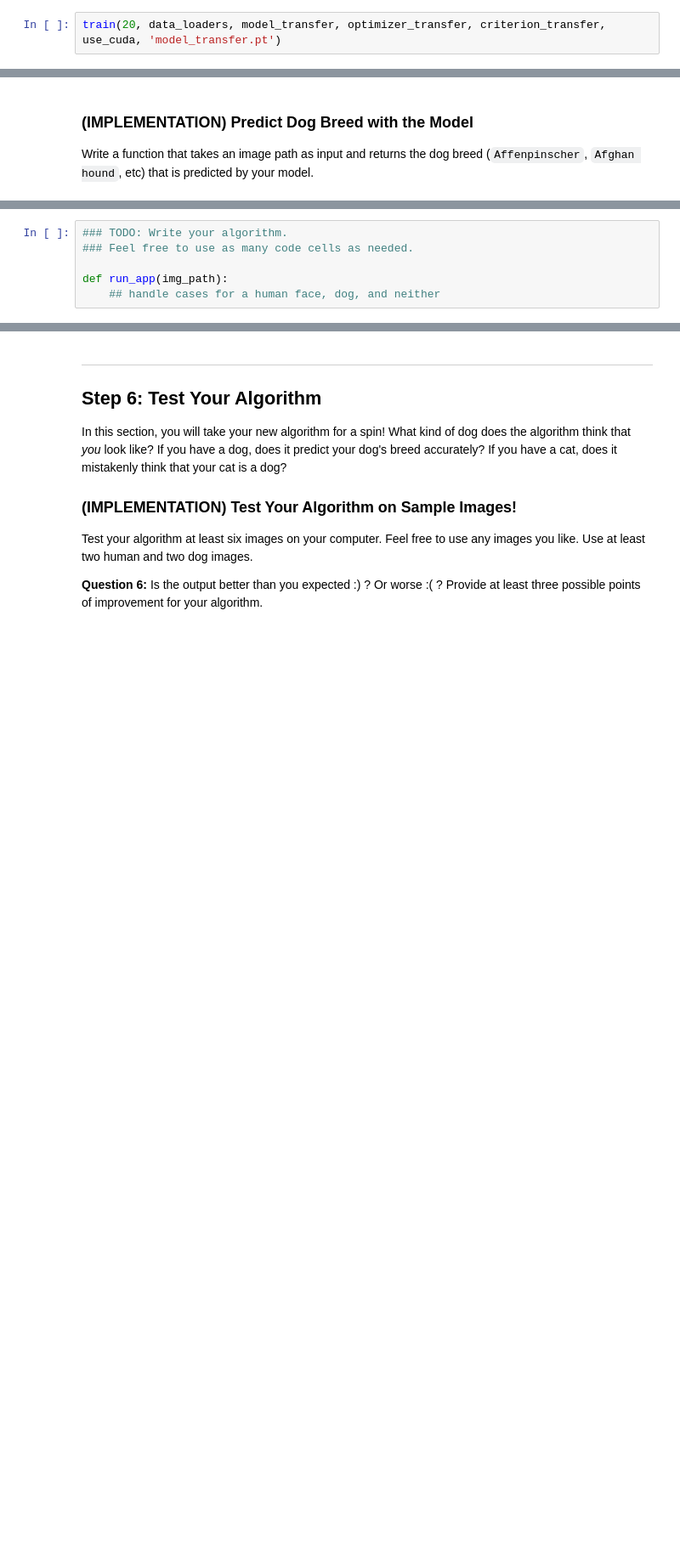
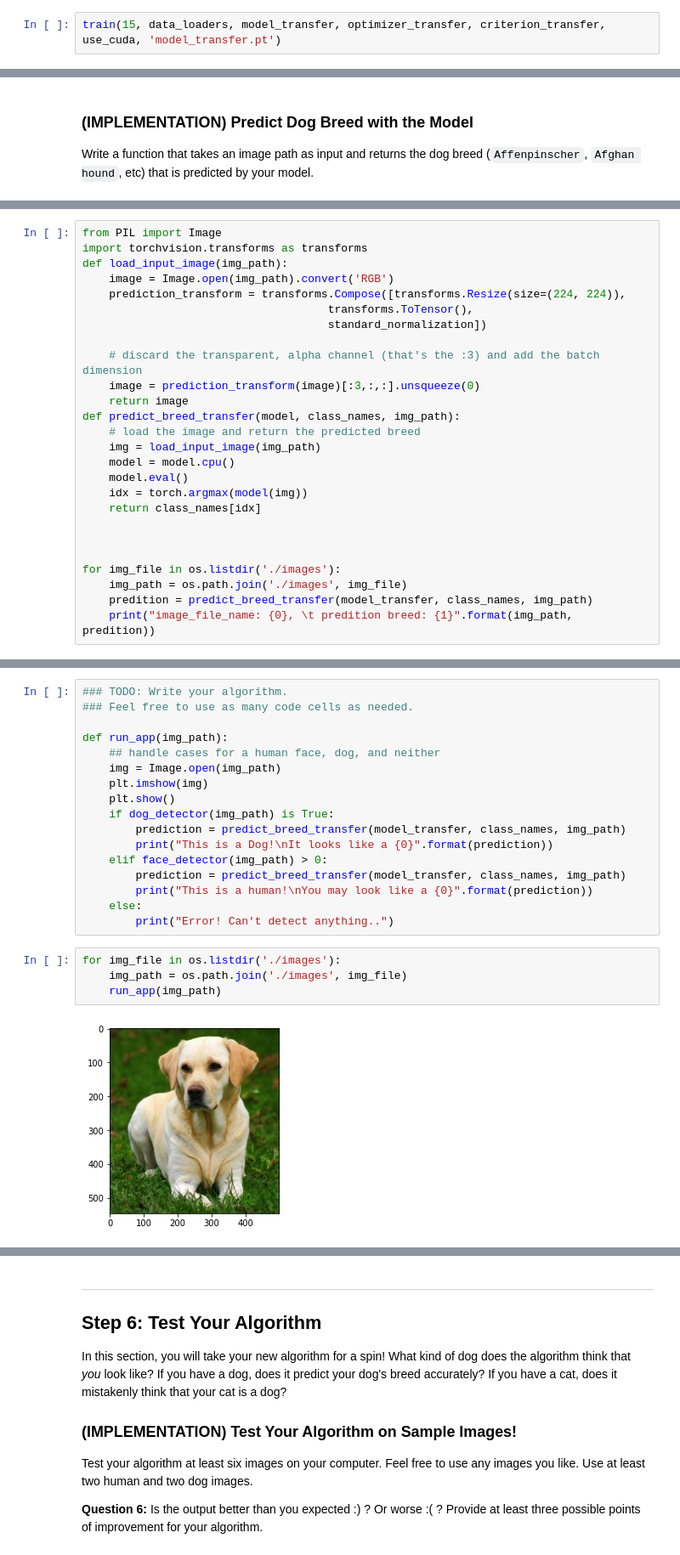
Before and after one commit to Aayushijain64/Project2-Dog-Breed-Classifier, a Jupyter notebook: dog_app.ipynb, the cells around one changed output, grey strips where cells are left out. Shown at 85% size. Cells and saved outputs as stored; diff of their text form; blank space fills up the shorter version.

```diff
--- a/dog_app.ipynb
+++ b/dog_app.ipynb
@@ -767,5 +776,5 @@ def train(n_epochs, loaders, model, optimizer, criterion, use_cuda, save_path):
     # return trained model
     return model
 # %%
-train(20, data_loaders, model_transfer, optimizer_transfer, criterion_transfer, use_cuda, 'model_transfer.pt')
+train(15, data_loaders, model_transfer, optimizer_transfer, criterion_transfer, use_cuda, 'model_transfer.pt')
 # %% [output]
@@ -813,0 +850,26 @@ def predict_breed_transfer(img_path):
+# %%
+from PIL import Image
+import torchvision.transforms as transforms
+def load_input_image(img_path):
+    image = Image.open(img_path).convert('RGB')
+    prediction_transform = transforms.Compose([transforms.Resize(size=(224, 224)),
+                                     transforms.ToTensor(),
+                                     standard_normalization])
+
+    # discard the transparent, alpha channel (that's the :3) and add the batch dimension
+    image = prediction_transform(image)[:3,:,:].unsqueeze(0)
+    return image
+def predict_breed_transfer(model, class_names, img_path):
+    # load the image and return the predicted breed
+    img = load_input_image(img_path)
+    model = model.cpu()
+    model.eval()
+    idx = torch.argmax(model(img))
+    return class_names[idx]
+
+
+
+for img_file in os.listdir('./images'):
+    img_path = os.path.join('./images', img_file)
+    predition = predict_breed_transfer(model_transfer, class_names, img_path)
+    print("image_file_name: {0}, \t predition breed: {1}".format(img_path, predition))
@@ -835,3 +908,20 @@ Some sample output for our algorithm is provided below, but feel free to design
 
 def run_app(img_path):
     ## handle cases for a human face, dog, and neither
+    img = Image.open(img_path)
+    plt.imshow(img)
+    plt.show()
+    if dog_detector(img_path) is True:
+        prediction = predict_breed_transfer(model_transfer, class_names, img_path)
+        print("This is a Dog!\nIt looks like a {0}".format(prediction))
+    elif face_detector(img_path) > 0:
+        prediction = predict_breed_transfer(model_transfer, class_names, img_path)
+        print("This is a human!\nYou may look like a {0}".format(prediction))
+    else:
+        print("Error! Can't detect anything..")
+# %%
+for img_file in os.listdir('./images'):
+    img_path = os.path.join('./images', img_file)
+    run_app(img_path)
+# %% [output]
+[figure, added]
```
Also changed, not shown: parts of 20 cells of this notebook, 12 other files.
